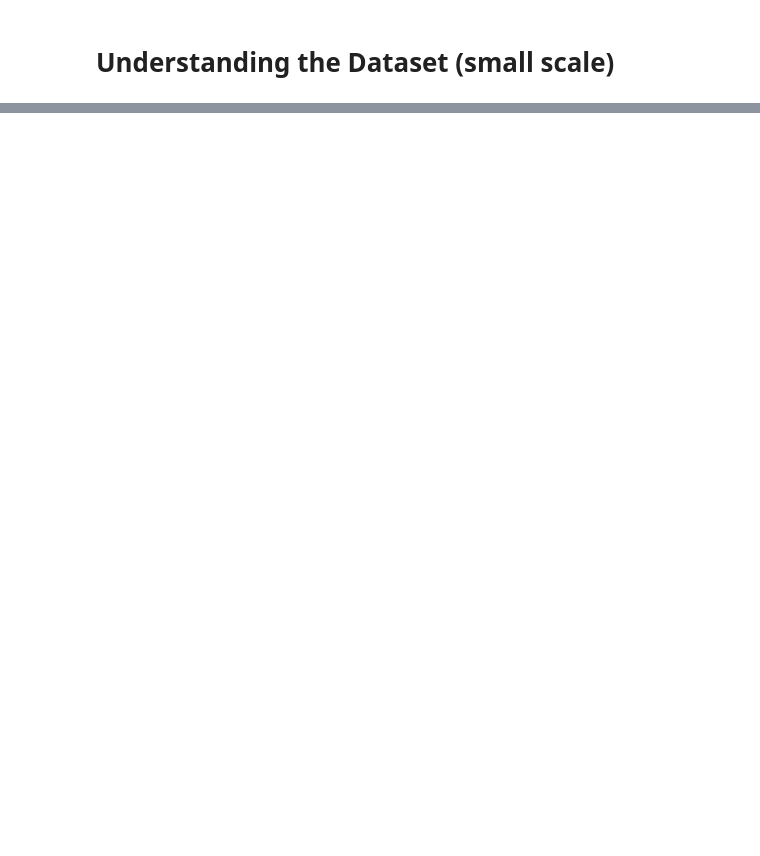
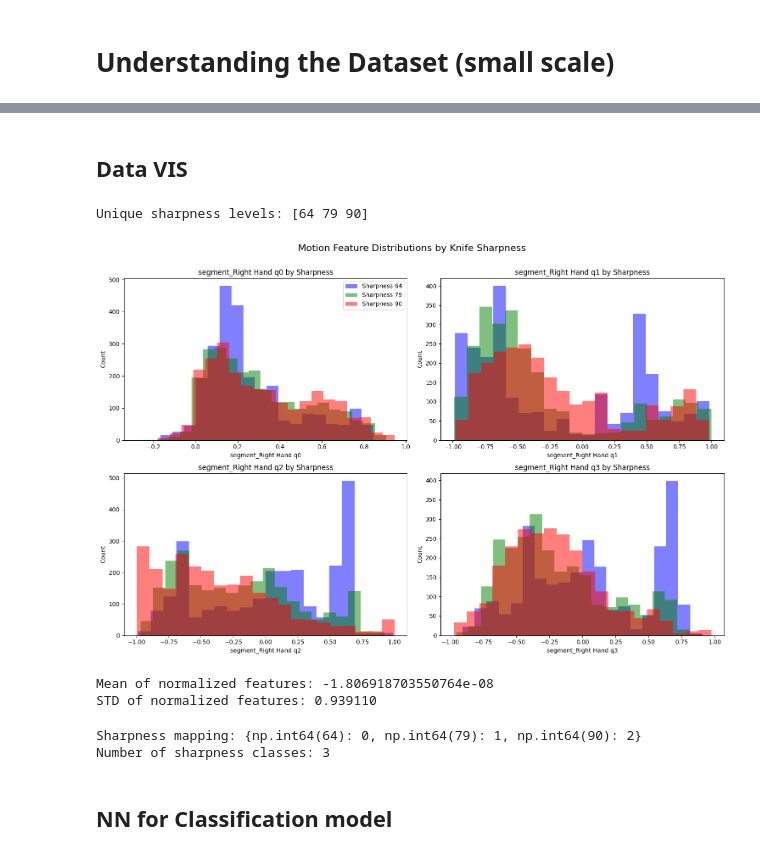
Before and after one commit to hengrvisal/knife_sharpness, a Jupyter notebook: data.ipynb, the cells around one changed output, grey strips where cells are left out. Cells and saved outputs as stored; diff of their text form; code cells hidden in the pictures; blank space fills up the shorter version.

```diff
--- a/data.ipynb
+++ b/data.ipynb
@@ -664,0 +699,9 @@ df_final.isna().sum()
+# %%
+import tensorflow as tf
+import numpy as np
+
+mocap_df = pd.read_csv('unified_mocap_data.csv', low_memory=False)
+
+nan_counts = mocap_df.isna().sum()
+cols_with_nan = nan_counts[nan_counts > 0]
+print(cols_with_nan)
@@ -664,0 +731,7 @@ df_final.isna().sum()
+# %%
+metadata_cols = ['Frame', 'Label', 'sharpness']
+mocap_df = mocap_df.drop('2023.0.0', axis=1)
+feature_cols = [col for col in mocap_df.columns if col not in metadata_cols]
+
+mocap_df[feature_cols] = mocap_df[feature_cols].fillna(method='ffill')
+mocap_df[feature_cols] = mocap_df[feature_cols].fillna(method='bfill')
@@ -664,0 +748,46 @@ df_final.isna().sum()
+# %% [markdown]
+## **Data VIS**
+# %%
+import matplotlib.pyplot as plt
+
+# Verify sharpness levels
+unique_sharpness = np.sort(mocap_df['sharpness'].unique())
+print(f"Unique sharpness levels: {unique_sharpness}")
+
+# Create visualization to show motion differences across sharpness levels
+plt.figure(figsize=(15, 10))
+plt.suptitle("Motion Feature Distributions by Knife Sharpness", fontsize=16)
+
+# Select a few representative features
+selected_features = feature_cols[60:64]  # First 4 features - change if needed
+
+# Create color mapping for sharpness levels
+sharpness_colors = {
+    64: 'blue',
+    79: 'green',
+    90: 'red'
+}
+
+# Create histograms for different features
+for i, feature in enumerate(selected_features):
+    plt.subplot(2, 2, i+1)
+
+    for sharpness in unique_sharpness:
+        # Get data for this sharpness
+        sharp_data = mocap_df[mocap_df['sharpness'] == sharpness][feature]
+        plt.hist(sharp_data, alpha=0.5, bins=20,
+                 color=sharpness_colors[sharpness],
+                 label=f'Sharpness {sharpness}')
+
+    plt.title(f"{feature} by Sharpness")
+    plt.xlabel(feature)
+    plt.ylabel('Count')
+    if i == 0:  # Only add legend to first plot
+        plt.legend()
+
+plt.tight_layout()
+plt.subplots_adjust(top=0.9)
+plt.show()
+# %% [output]
+Unique sharpness levels: [64 79 90]
+[figure, added]
@@ -664,0 +799,6 @@ df_final.isna().sum()
+# %%
+print(f"Mean of normalized features: {np.mean(normalized_features)}")
+print(f"STD of normalized features: {np.std(normalized_features):.6f}")
+# %% [output]
+Mean of normalized features: -1.806918703550764e-08
+STD of normalized features: 0.939110
@@ -664,0 +809,6 @@ df_final.isna().sum()
+# %%
+print(f"Sharpness mapping: {sharpness_mapping}")
+print(f"Number of sharpness classes: {num_sharpness_classes}")
+# %% [output]
+Sharpness mapping: {np.int64(64): 0, np.int64(79): 1, np.int64(90): 2}
+Number of sharpness classes: 3
@@ -664,0 +828,2 @@ df_final.isna().sum()
+# %% [markdown]
+## **NN for Classification model**
```
Also changed, not shown: parts of 36 cells of this notebook, 1 other file.
